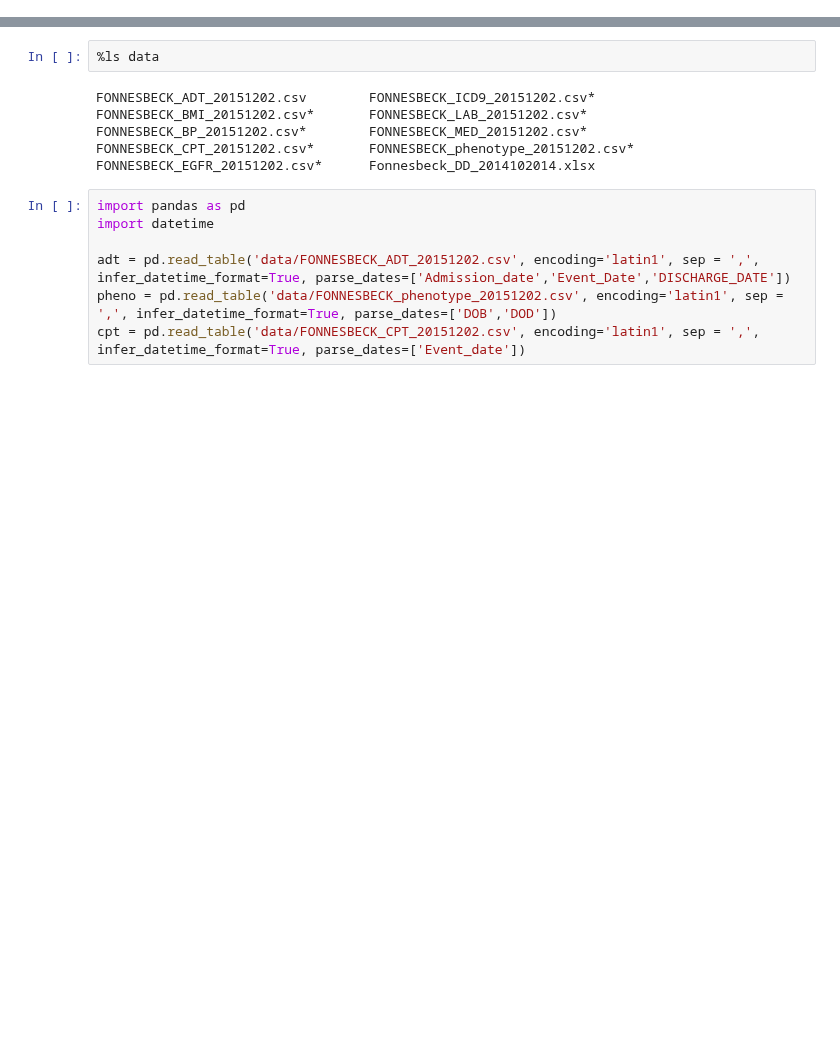
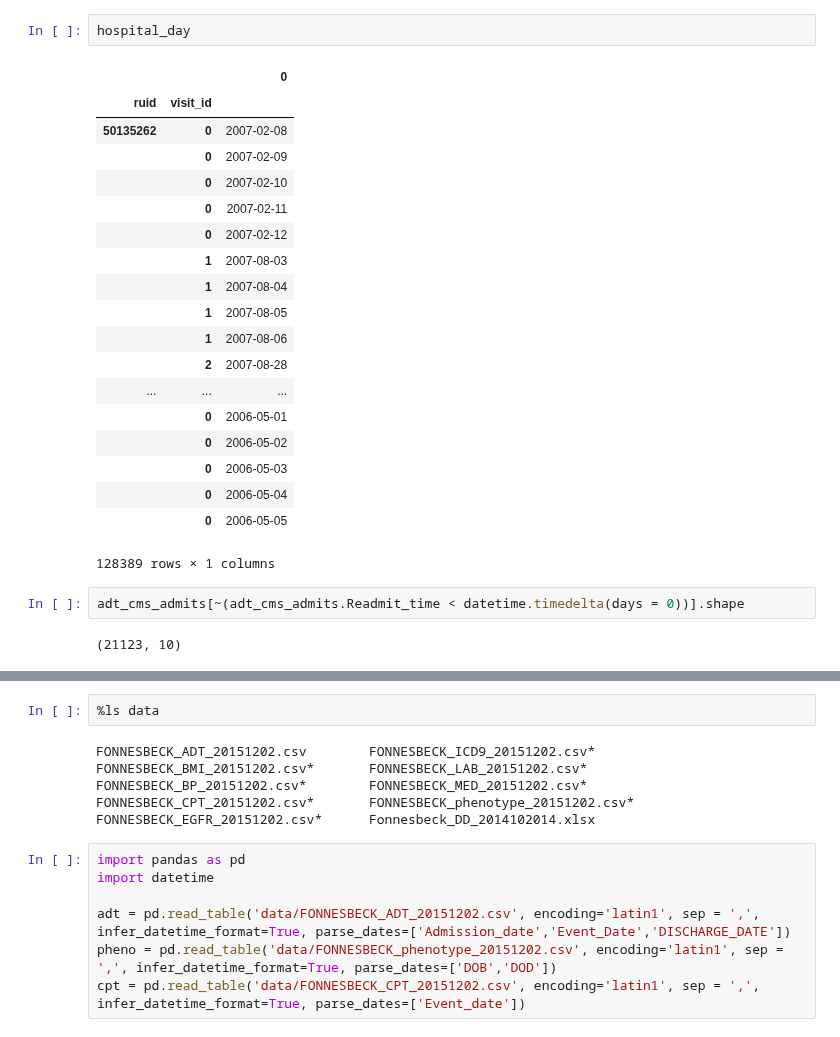
Before and after one commit to alvinjeffery/Bios8366_project, a Jupyter notebook: code/scratchpad.ipynb, the cells around one changed output, grey strips where cells are left out. Saved outputs shown, nothing was run; the diff lists cells and outputs as text; blank space fills up the shorter version.

```diff
--- a/code/scratchpad.ipynb
+++ b/code/scratchpad.ipynb
@@ -0,0 +1,26 @@
+# %%
+hospital_day
+# %% [output]
+|  |  | 0 |
+| ruid | visit_id |  |
+| 50135262 | 0 | 2007-02-08 |
+|  | 0 | 2007-02-09 |
+|  | 0 | 2007-02-10 |
+|  | 0 | 2007-02-11 |
+|  | 0 | 2007-02-12 |
+|  | 1 | 2007-08-03 |
+|  | 1 | 2007-08-04 |
+|  | 1 | 2007-08-05 |
+|  | 1 | 2007-08-06 |
+|  | 2 | 2007-08-28 |
+| ... | ... | ... |
+|  | 0 | 2006-05-01 |
+|  | 0 | 2006-05-02 |
+|  | 0 | 2006-05-03 |
+|  | 0 | 2006-05-04 |
+|  | 0 | 2006-05-05 |
+128389 rows × 1 columns
+# %%
+adt_cms_admits[~(adt_cms_admits.Readmit_time < datetime.timedelta(days = 0))].shape
+# %% [output]
+(21123, 10)
```
Also changed, not shown: parts of 2 cells of this notebook, 1 other file.
